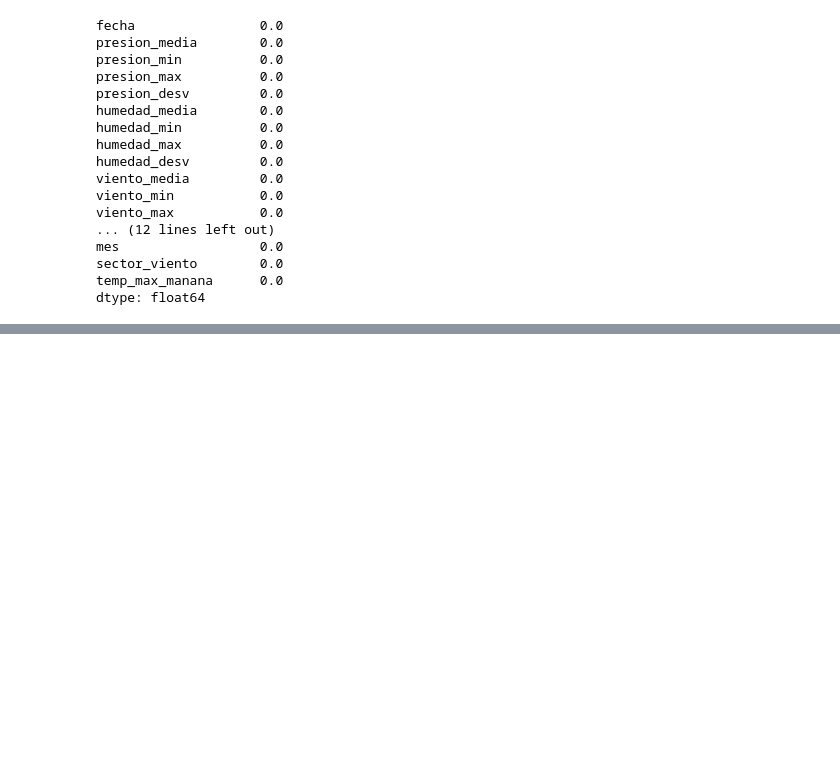
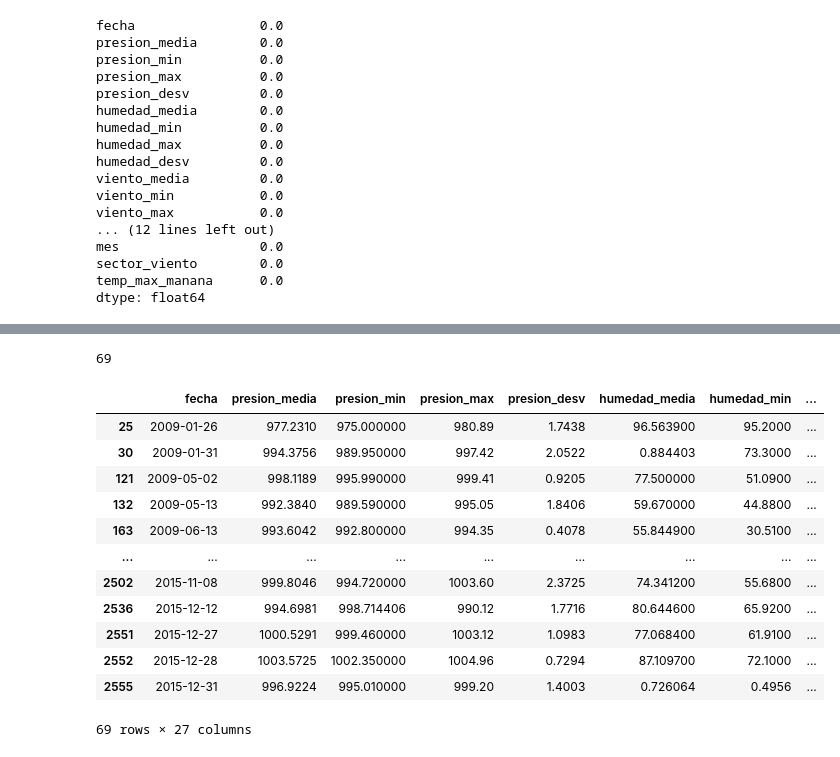
Before and after one commit to 5haiel/ISIS2611-Laboratorio1, a Jupyter notebook: Laboratorio_1.ipynb, the cells around one changed output, grey strips where cells are left out. Drawn from its saved outputs; the diff is of its cells as text; code cells hidden in the pictures; blank space fills up the shorter version.

```diff
--- a/Laboratorio_1.ipynb
+++ b/Laboratorio_1.ipynb
@@ -118,0 +173,22 @@ dtype: float64
+# %%
+data['fecha'] = pd.to_datetime(data['fecha'])
+
+# Filas donde el año no coincide con la fecha
+inconsistentes = data[data['anio'] != data['fecha'].dt.year]
+print(inconsistentes.shape[0])
+inconsistentes
+# %% [output]
+69
+|  | fecha | presion_media | presion_min | presion_max | presion_desv | humedad_media | humedad_min | ... |
+| 25 | 2009-01-26 | 977.2310 | 975.000000 | 980.89 | 1.7438 | 96.563900 | 95.2000 | ... |
+| 30 | 2009-01-31 | 994.3756 | 989.950000 | 997.42 | 2.0522 | 0.884403 | 73.3000 | ... |
+| 121 | 2009-05-02 | 998.1189 | 995.990000 | 999.41 | 0.9205 | 77.500000 | 51.0900 | ... |
+| 132 | 2009-05-13 | 992.3840 | 989.590000 | 995.05 | 1.8406 | 59.670000 | 44.8800 | ... |
+| 163 | 2009-06-13 | 993.6042 | 992.800000 | 994.35 | 0.4078 | 55.844900 | 30.5100 | ... |
+| ... | ... | ... | ... | ... | ... | ... | ... | ... |
+| 2502 | 2015-11-08 | 999.8046 | 994.720000 | 1003.60 | 2.3725 | 74.341200 | 55.6800 | ... |
+| 2536 | 2015-12-12 | 994.6981 | 998.714406 | 990.12 | 1.7716 | 80.644600 | 65.9200 | ... |
+| 2551 | 2015-12-27 | 1000.5291 | 999.460000 | 1003.12 | 1.0983 | 77.068400 | 61.9100 | ... |
+| 2552 | 2015-12-28 | 1003.5725 | 1002.350000 | 1004.96 | 0.7294 | 87.109700 | 72.1000 | ... |
+| 2555 | 2015-12-31 | 996.9224 | 995.010000 | 999.20 | 1.4003 | 0.726064 | 0.4956 | ... |
+69 rows × 27 columns
```
Also changed, not shown: parts of 9 cells of this notebook.
